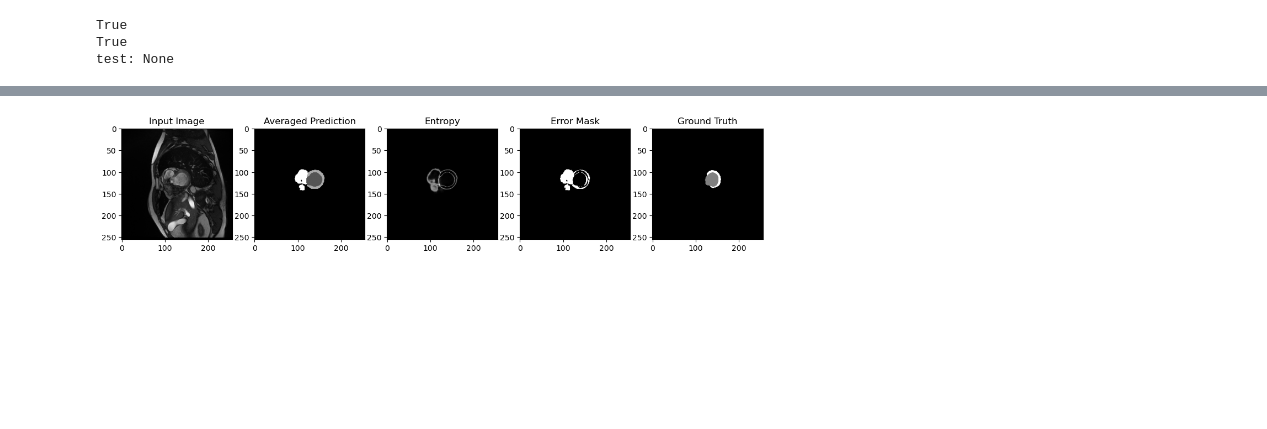
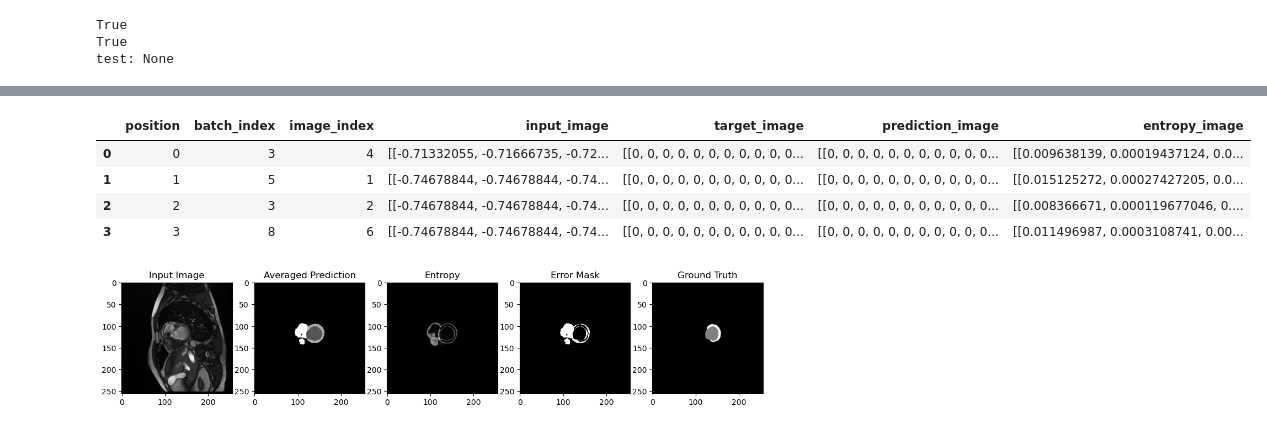
Before and after one commit to youssefshawki9/uncertainty-interactive-visualization-backend, a Jupyter notebook: src/notebooks/lab_draft.ipynb, the cells around one changed output, grey strips where cells are left out. Saved outputs shown, nothing was run; the diff lists cells and outputs as text; code cells hidden in the pictures; blank space fills up the shorter version.

```diff
--- a/src/notebooks/lab_draft.ipynb
+++ b/src/notebooks/lab_draft.ipynb
@@ -226,2 +284,10 @@ test: None
+# %%
+images_df
+# %% [output]
+|  | position | batch_index | image_index | input_image | target_image | prediction_image | entropy_image |
+| 0 | 0 | 3 | 4 | [[-0.71332055, -0.71666735, -0.72... | [[0, 0, 0, 0, 0, 0, 0, 0, 0, 0, 0... | [[0, 0, 0, 0, 0, 0, 0, 0, 0, 0, 0... | [[0.009638139, 0.00019437124, 0.0... |
+| 1 | 1 | 5 | 1 | [[-0.74678844, -0.74678844, -0.74... | [[0, 0, 0, 0, 0, 0, 0, 0, 0, 0, 0... | [[0, 0, 0, 0, 0, 0, 0, 0, 0, 0, 0... | [[0.015125272, 0.00027427205, 0.0... |
+| 2 | 2 | 3 | 2 | [[-0.74678844, -0.74678844, -0.74... | [[0, 0, 0, 0, 0, 0, 0, 0, 0, 0, 0... | [[0, 0, 0, 0, 0, 0, 0, 0, 0, 0, 0... | [[0.008366671, 0.000119677046, 0.... |
+| 3 | 3 | 8 | 6 | [[-0.74678844, -0.74678844, -0.74... | [[0, 0, 0, 0, 0, 0, 0, 0, 0, 0, 0... | [[0, 0, 0, 0, 0, 0, 0, 0, 0, 0, 0... | [[0.011496987, 0.0003108741, 0.00... |
 # %%
 from torch.distributions import Categorical
```
Also changed, not shown: parts of 10 cells of this notebook, 1 other file.
